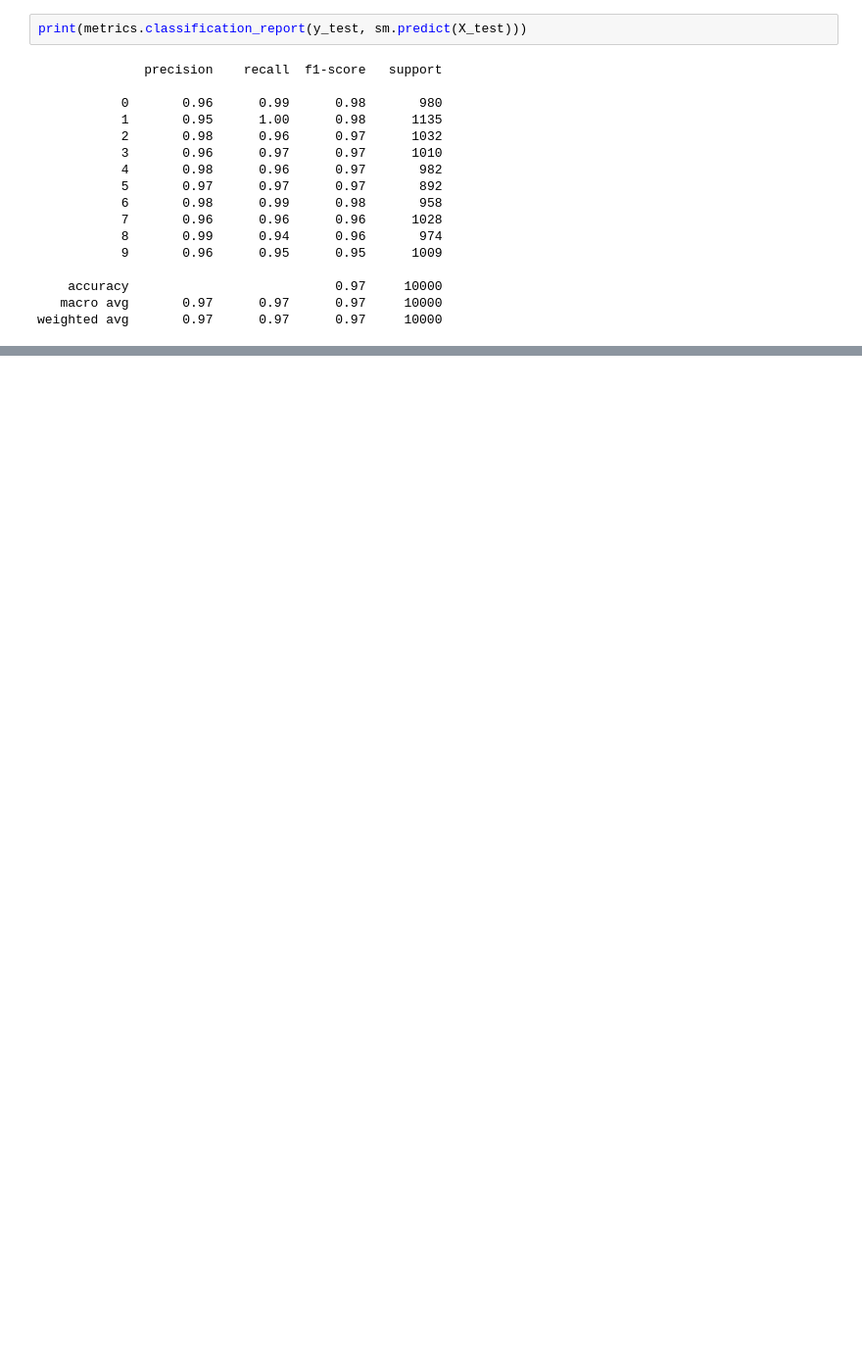
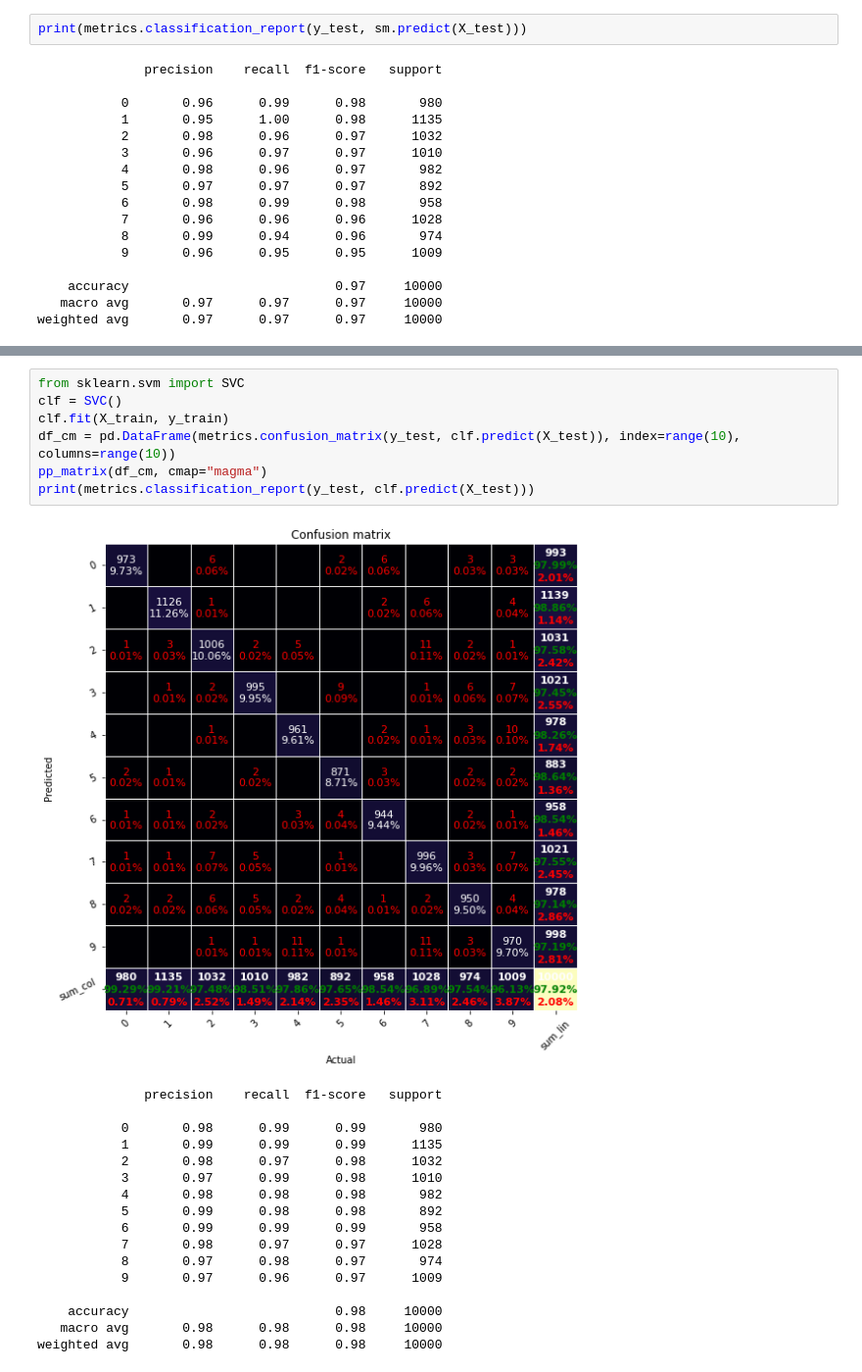
Before and after one commit to karolcieply/Mathematical-Equation-Solver, a Jupyter notebook: solver/model/modelStats.ipynb, the cells around one changed output, grey strips where cells are left out. Shown at 98% size. Drawn from its saved outputs; the diff is of its cells as text; blank space fills up the shorter version.

```diff
--- a/solver/model/modelStats.ipynb
+++ b/solver/model/modelStats.ipynb
@@ -40,0 +57,25 @@ weighted avg       0.97      0.97      0.97     10000
+# %%
+from sklearn.svm import SVC
+clf = SVC()
+clf.fit(X_train, y_train)
+df_cm = pd.DataFrame(metrics.confusion_matrix(y_test, clf.predict(X_test)), index=range(10), columns=range(10))
+pp_matrix(df_cm, cmap="magma")
+print(metrics.classification_report(y_test, clf.predict(X_test)))
+# %% [output]
+[figure, added]
+              precision    recall  f1-score   support
+
+           0       0.98      0.99      0.99       980
+           1       0.99      0.99      0.99      1135
+           2       0.98      0.97      0.98      1032
+           3       0.97      0.99      0.98      1010
+           4       0.98      0.98      0.98       982
+           5       0.99      0.98      0.98       892
+           6       0.99      0.99      0.99       958
+           7       0.98      0.97      0.97      1028
+           8       0.97      0.98      0.97       974
+           9       0.97      0.96      0.97      1009
+
+    accuracy                           0.98     10000
+   macro avg       0.98      0.98      0.98     10000
+weighted avg       0.98      0.98      0.98     10000
```
Also changed, not shown: parts of 6 cells of this notebook, 2 other files.
